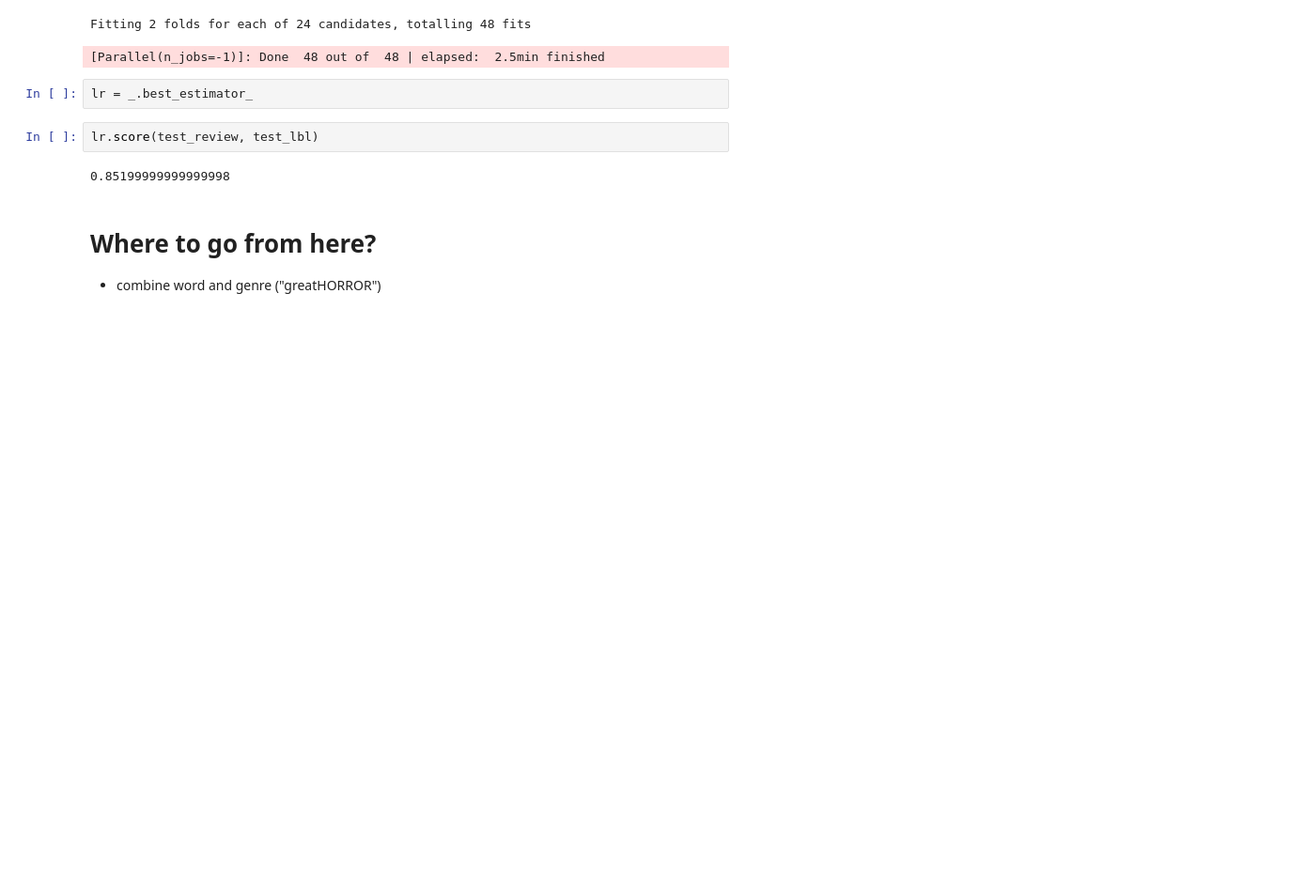
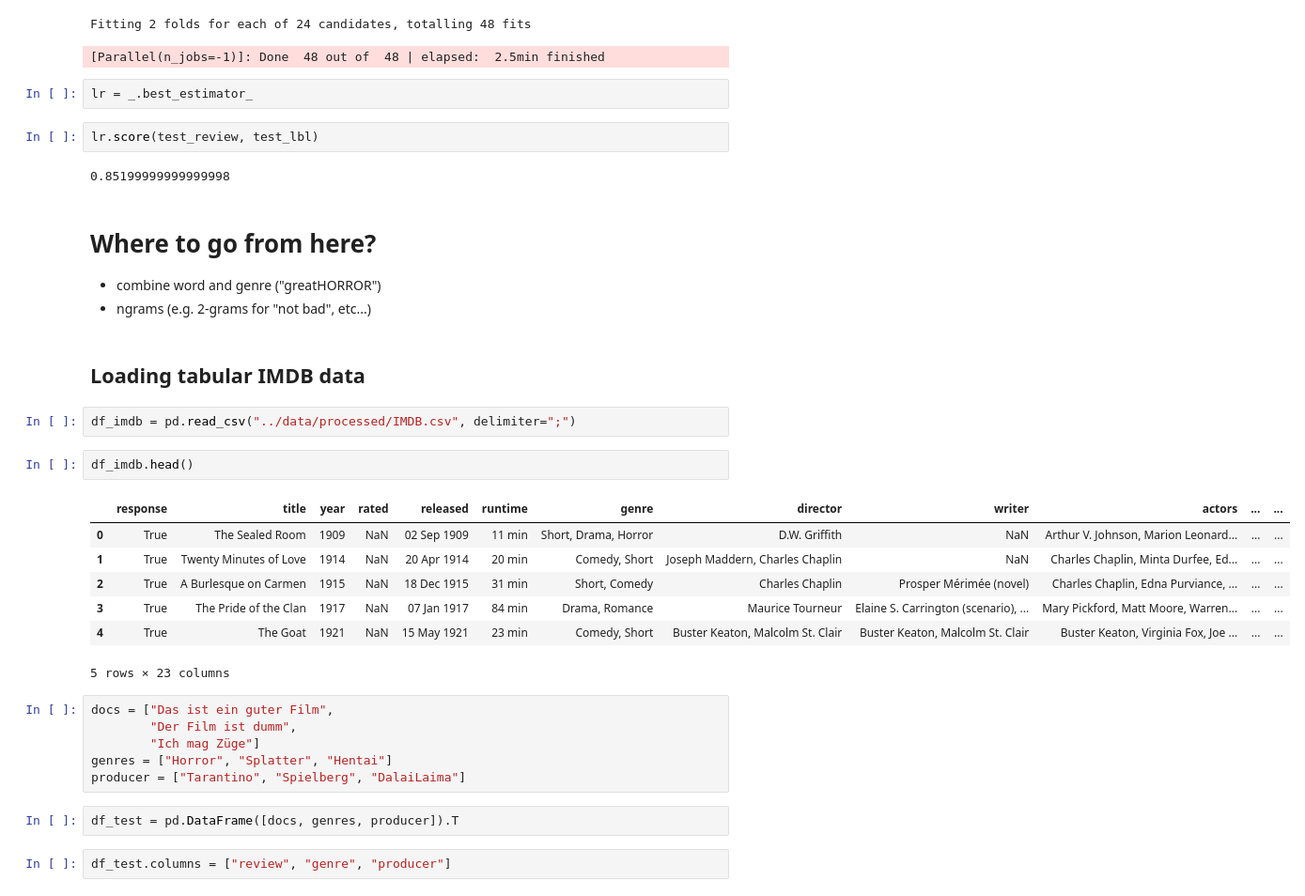
Before and after one commit to JoshuaGoerner/AppleSilverLords, a Jupyter notebook: notebooks/Feature Generation & first Baseline.ipynb, the cells around one changed output. Shown: that part at 94% size. Saved outputs shown, nothing was run; the diff lists cells and outputs as text; blank space fills up the shorter version.

Commit message:
Cleaned data (notebooks still messy)

```diff
--- a/notebooks/Feature Generation & first Baseline.ipynb
+++ b/notebooks/Feature Generation & first Baseline.ipynb
@@ -177,3 +177,28 @@ lr.score(test_review, test_lbl)
 # %% [markdown]
 # Where to go from here?
 - combine word and genre ("greatHORROR")
+- ngrams (e.g. 2-grams for "not bad", etc...)
+# %% [markdown]
+## Loading tabular IMDB data
+# %%
+df_imdb = pd.read_csv("../data/processed/IMDB.csv", delimiter=";")
+# %%
+df_imdb.head()
+# %% [output]
+|  | ﻿response | title | year | rated | released | runtime | genre | director | writer | actors | ... | ... |
+| 0 | True | The Sealed Room | 1909 | NaN | 02 Sep 1909 | 11 min | Short, Drama, Horror | D.W. Griffith | NaN | Arthur V. Johnson, Marion Leonard... | ... | ... |
+| 1 | True | Twenty Minutes of Love | 1914 | NaN | 20 Apr 1914 | 20 min | Comedy, Short | Joseph Maddern, Charles Chaplin | NaN | Charles Chaplin, Minta Durfee, Ed... | ... | ... |
+| 2 | True | A Burlesque on Carmen | 1915 | NaN | 18 Dec 1915 | 31 min | Short, Comedy | Charles Chaplin | Prosper Mérimée (novel) | Charles Chaplin, Edna Purviance, ... | ... | ... |
+| 3 | True | The Pride of the Clan | 1917 | NaN | 07 Jan 1917 | 84 min | Drama, Romance | Maurice Tourneur | Elaine S. Carrington (scenario), ... | Mary Pickford, Matt Moore, Warren... | ... | ... |
+| 4 | True | The Goat | 1921 | NaN | 15 May 1921 | 23 min | Comedy, Short | Buster Keaton, Malcolm St. Clair | Buster Keaton, Malcolm St. Clair | Buster Keaton, Virginia Fox, Joe ... | ... | ... |
+5 rows × 23 columns
+# %%
+docs = ["Das ist ein guter Film",
+        "Der Film ist dumm",
+        "Ich mag Züge"]
+genres = ["Horror", "Splatter", "Hentai"]
+producer = ["Tarantino", "Spielberg", "DalaiLaima"]
+# %%
+df_test = pd.DataFrame([docs, genres, producer]).T
+# %%
+df_test.columns = ["review", "genre", "producer"]
```
Also changed, not shown: parts of 12 cells of this notebook, 6 other files.
